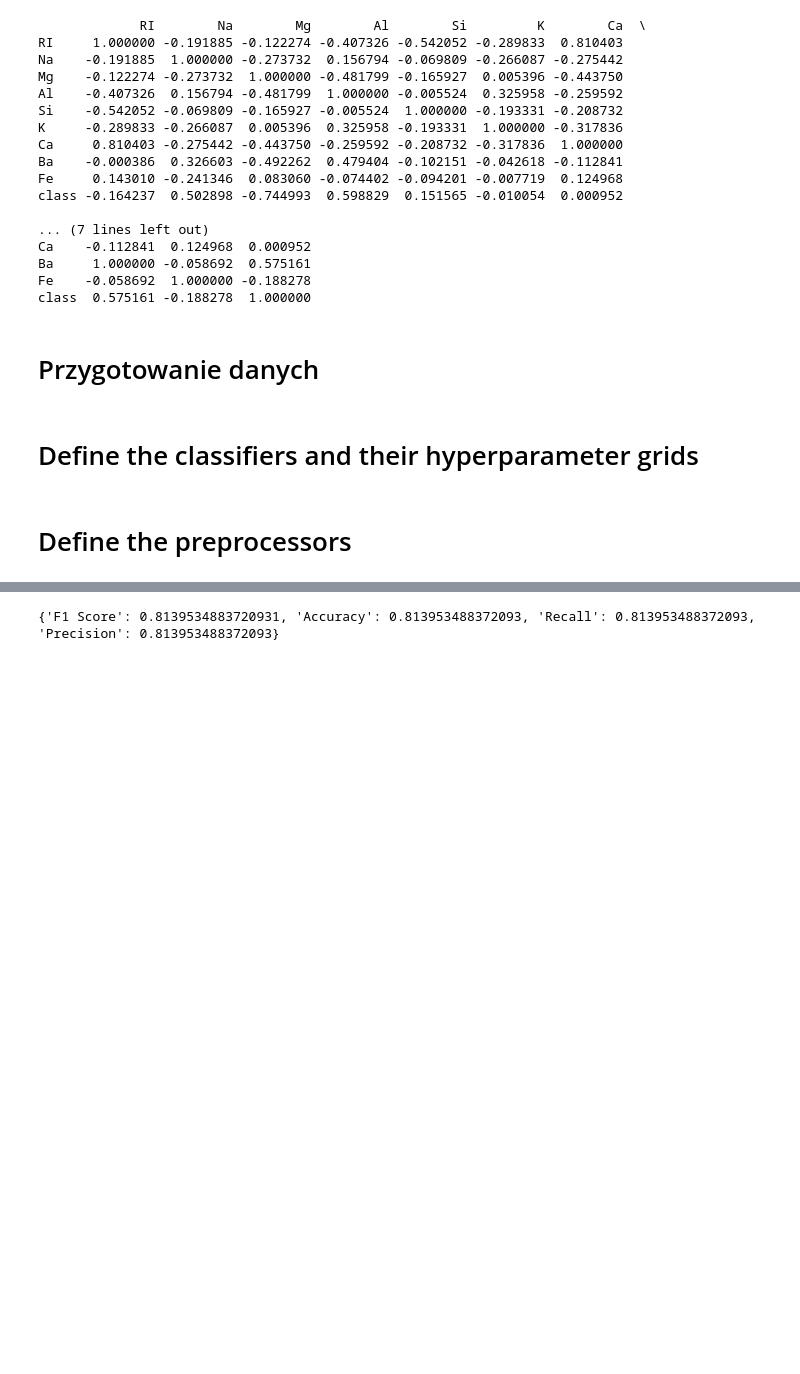
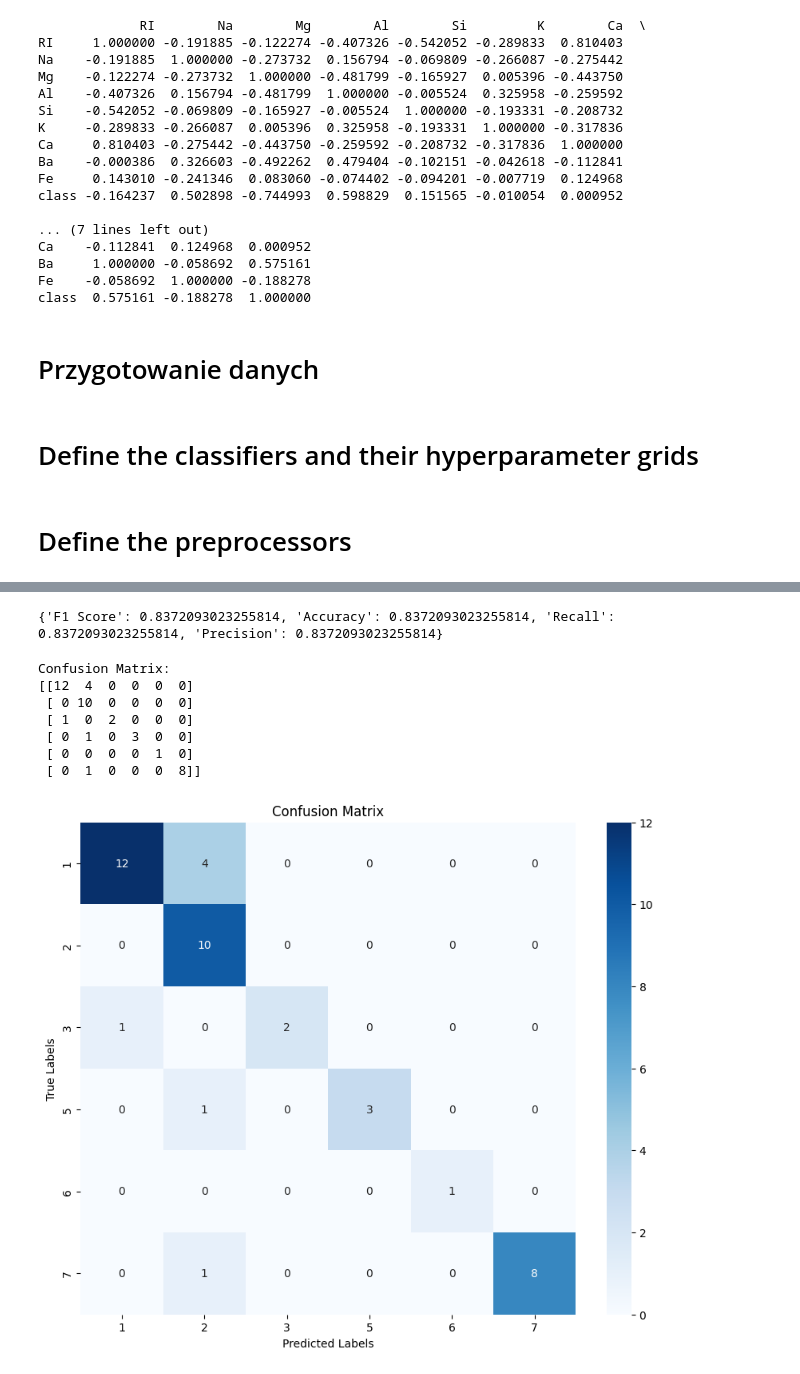
Before and after one commit to Golden3x11/AI, a Jupyter notebook: ml/ml.ipynb, the cells around one changed output, grey strips where cells are left out. Saved outputs shown, nothing was run; the diff lists cells and outputs as text; code cells hidden in the pictures; blank space fills up the shorter version.

```diff
--- a/ml/ml.ipynb
+++ b/ml/ml.ipynb
@@ -134,20 +134,30 @@ classifiers = [
 # Define the preprocessors
 # %%
 preprocessors = [
-    ('None', None),
-    ('Normalization', StandardScaler()),
-    ('Feature Selection', SelectKBest(score_func=f_classif, k=6)),
-    ('PCA', PCA(n_components=3)),
+    ('None', None, {}),
+    ('Normalization', StandardScaler(), {
+        'preprocessing__with_mean': [True, False],
+        'preprocessing__with_std': [True, False]
+    }),
+    ('Feature Selection', SelectKBest(score_func=f_classif), {
+        'preprocessing__k': [1, 2, 3, 4, 5, 6, 7, 8, 9],
+    }),
+    ('PCA', PCA(), {
+        'preprocessing__n_components': [1, 2, 3, 4, 5, 6, 7, 8, 9]
+    })
 ]
 # %%
 results = []
 
 cv = StratifiedKFold(n_splits=5, random_state=SEED, shuffle=True)
 
-
-for prep_name, preprocessor in preprocessors:
-    for clf_name, classifier, params in classifiers:
+for prep_name, preprocessor, params_p in preprocessors:
+    for clf_name, classifier, params_c in classifiers:
         pipeline = create_pipeline(classifier, preprocessor)
+        params = {
+            **params_c,
+            **params_p
+        }
 
         grid_search = GridSearchCV(pipeline, params, scoring='f1_micro', cv=cv)
         grid_search.fit(X, y)
@@ -186,7 +197,7 @@ print(results_str)
 ]
 # %%
 X_train, X_test, y_train, y_test = split_train_test_data(X, y)
-pipeline = create_pipeline(RandomForestClassifier(), StandardScaler())
+pipeline = create_pipeline(RandomForestClassifier(n_estimators=200), StandardScaler(with_std=False))
 
 pipeline.fit(X_train, y_train)
 
@@ -194,4 +205,28 @@ y_pred = pipeline.predict(X_test)
 metrics = evaluate_model(y_test, y_pred)
 print(metrics)
 # %% [output]
-{'F1 Score': 0.8139534883720931, 'Accuracy': 0.813953488372093, 'Recall': 0.813953488372093, 'Precision': 0.813953488372093}
+{'F1 Score': 0.8372093023255814, 'Accuracy': 0.8372093023255814, 'Recall': 0.8372093023255814, 'Precision': 0.8372093023255814}
+# %%
+import matplotlib.pyplot as plt
+import seaborn as sns
+
+confusion = confusion_matrix(y_test, y_pred)
+print("Confusion Matrix:")
+print(confusion)
+class_labels = ['1', '2', '3', '5', '6', '7']
+
+plt.figure(figsize=(10, 8))
+sns.heatmap(confusion, annot=True, fmt="d", cmap="Blues", xticklabels=class_labels, yticklabels=class_labels)
+plt.xlabel("Predicted Labels")
+plt.ylabel("True Labels")
+plt.title("Confusion Matrix")
+plt.show()
+# %% [output]
+Confusion Matrix:
+[[12  4  0  0  0  0]
+ [ 0 10  0  0  0  0]
+ [ 1  0  2  0  0  0]
+ [ 0  1  0  3  0  0]
+ [ 0  0  0  0  1  0]
+ [ 0  1  0  0  0  8]]
+[figure, added]
```
Also changed, not shown: parts of 5 cells of this notebook, 1 other file.
